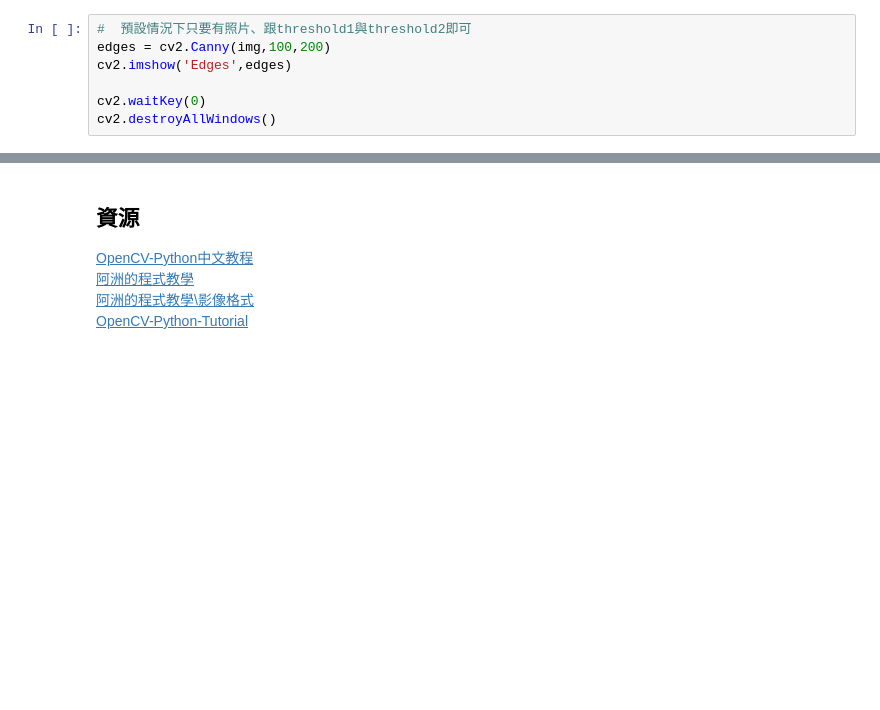
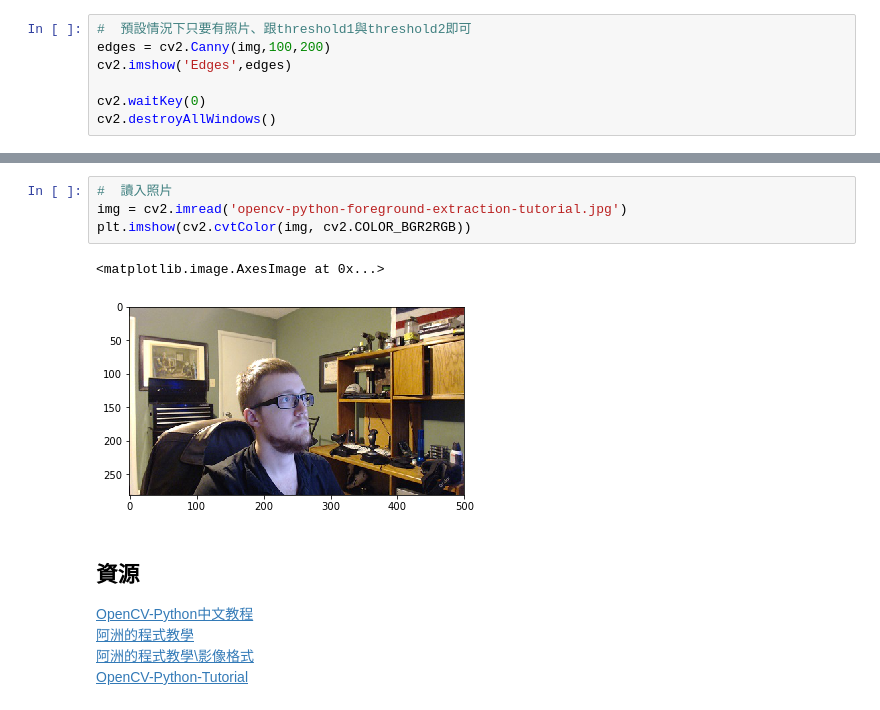
Before and after one commit to shaoeChen/opencv, a Jupyter notebook: Opencv_course.ipynb, the cells around one changed output, grey strips where cells are left out. Drawn from its saved outputs; the diff is of its cells as text; blank space fills up the shorter version.

```diff
--- a/Opencv_course.ipynb
+++ b/Opencv_course.ipynb
@@ -784,3 +858,10 @@ cv2.destroyAllWindows()
+# %%
+#  讀入照片
+img = cv2.imread('opencv-python-foreground-extraction-tutorial.jpg')
+plt.imshow(cv2.cvtColor(img, cv2.COLOR_BGR2RGB))
+# %% [output]
+<matplotlib.image.AxesImage at 0x...>
+[figure, added]
 # %% [markdown]
 ## 資源
 [OpenCV-Python中文教程](https://www.kancloud.cn/aollo/aolloopencv/269602)
```
Also changed, not shown: parts of 12 cells of this notebook.
